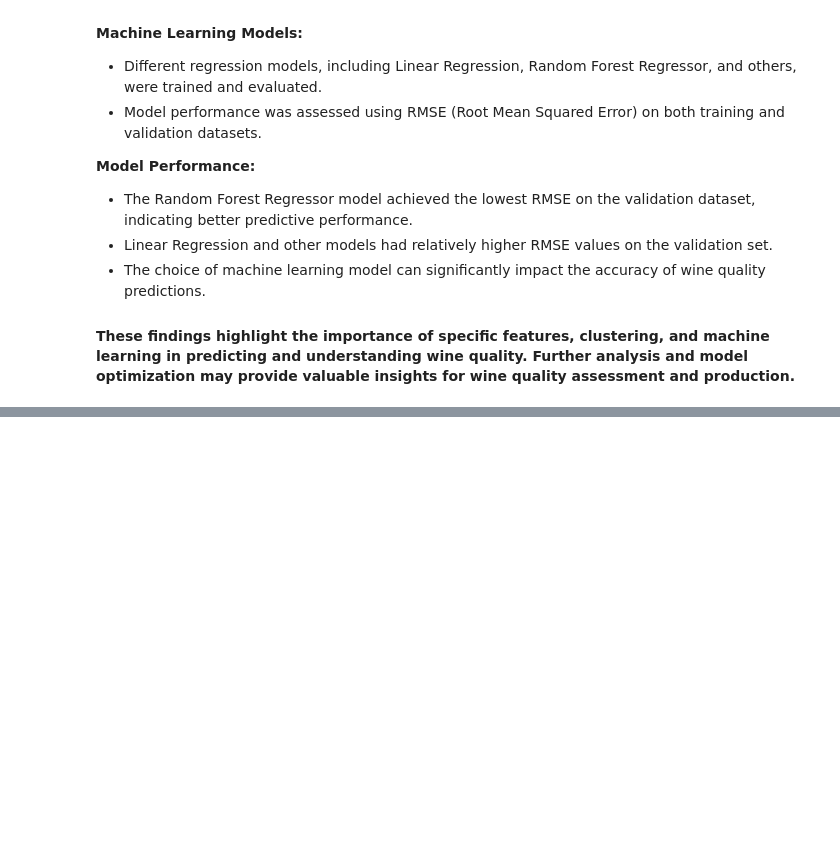
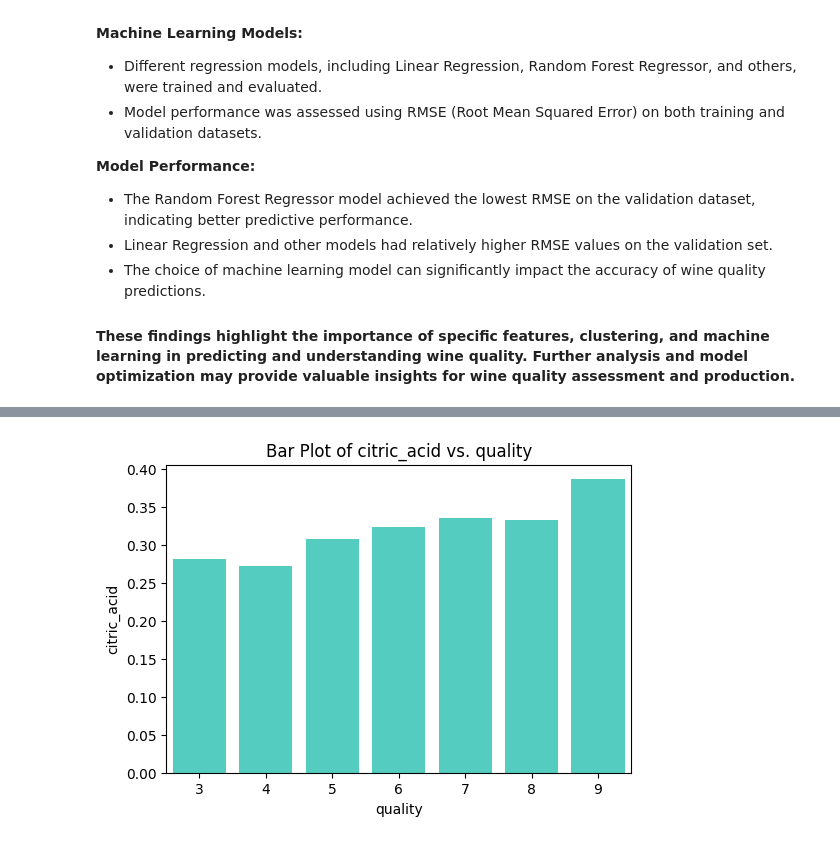
Before and after one commit to Theo-and-Adam/clustering_project, a Jupyter notebook: final_report.ipynb, the cells around one changed output, grey strips where cells are left out. Saved outputs shown, nothing was run; the diff lists cells and outputs as text; code cells hidden in the pictures; blank space fills up the shorter version.

```diff
--- a/final_report.ipynb
+++ b/final_report.ipynb
@@ -528,0 +568,10 @@ This model shows promise for predicting the target variable. However, further an
+# %%
+target_variable = 'citric_acid'
+f1 = 'quality'
+
+plt.figure(figsize=(6, 4))
+sns.barplot(x=f1, y=target_variable, data=df, errorbar=None, color='turquoise')
+plt.title(f"Bar Plot of {target_variable} vs. {f1}")
+plt.show()
+# %% [output]
+[figure, added]
```
Also changed, not shown: parts of 9 cells of this notebook.
